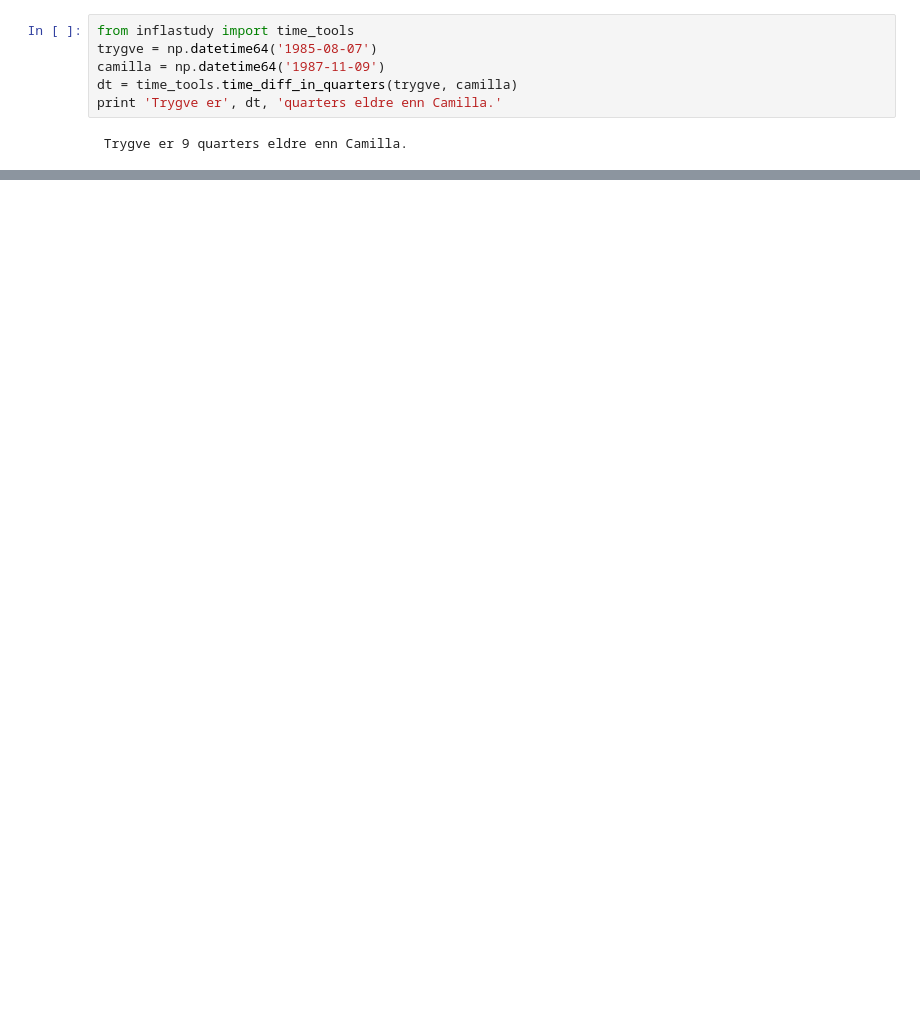
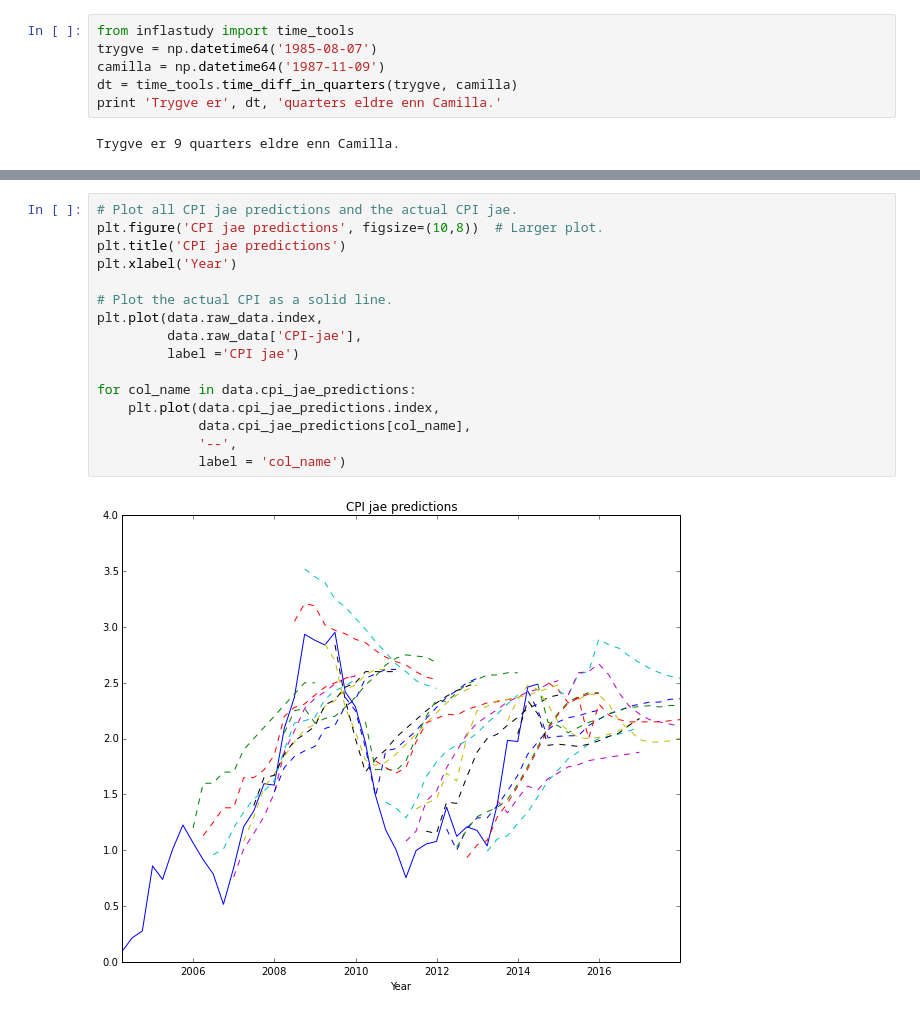
Before and after one commit to camillanore/Inflastudy, a Jupyter notebook: inflastudy.ipynb, the cells around one changed output, grey strips where cells are left out. Cells and saved outputs as stored; diff of their text form; blank space fills up the shorter version.

```diff
--- a/inflastudy.ipynb
+++ b/inflastudy.ipynb
@@ -242,0 +303,18 @@ NameError: name 'data' is not defined
+# %%
+# Plot all CPI jae predictions and the actual CPI jae.
+plt.figure('CPI jae predictions', figsize=(10,8))  # Larger plot.
+plt.title('CPI jae predictions')
+plt.xlabel('Year')
+
+# Plot the actual CPI as a solid line.
+plt.plot(data.raw_data.index,
+         data.raw_data['CPI-jae'],
+         label ='CPI jae')
+
+for col_name in data.cpi_jae_predictions:
+    plt.plot(data.cpi_jae_predictions.index,
+             data.cpi_jae_predictions[col_name],
+             '--',
+             label = 'col_name')
+# %% [output]
+[figure, added]
```
Also changed, not shown: parts of 9 cells of this notebook, 4 other files.
